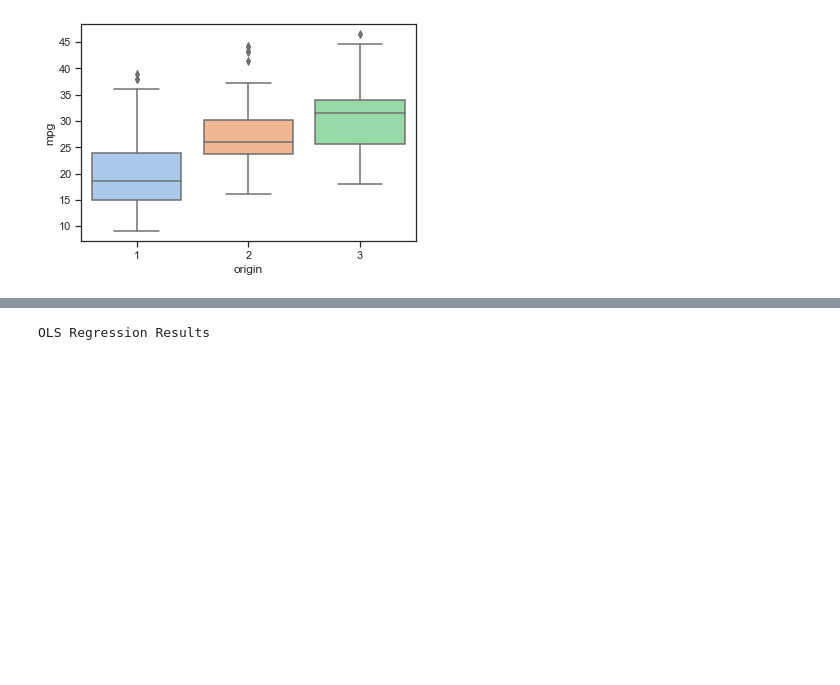
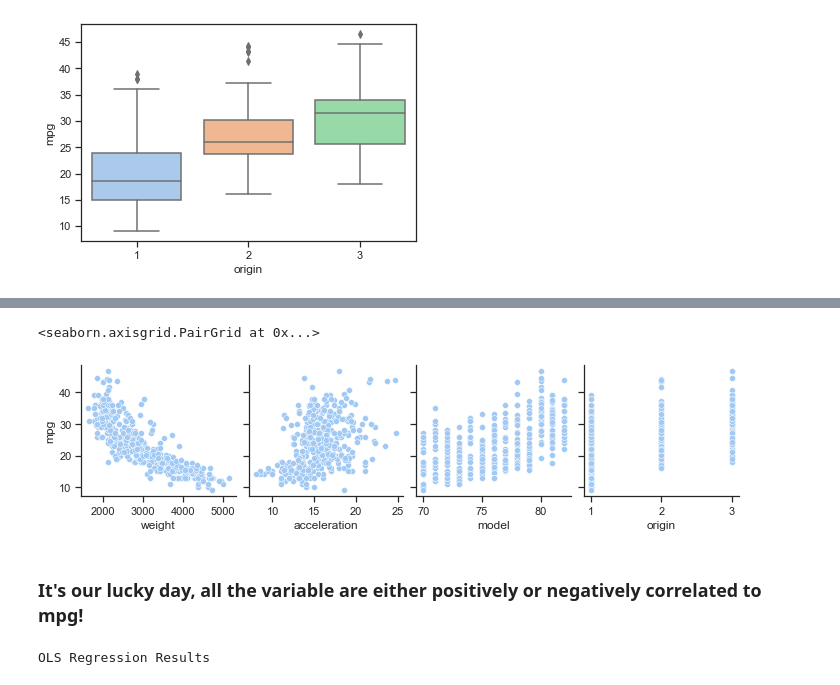
Before and after one commit to Carlene/INTRO-TO-DATA-ANALYSIS, a Jupyter notebook: cars2.ipynb, the cells around one changed output, grey strips where cells are left out. Cells and saved outputs as stored; diff of their text form; code cells hidden in the pictures; blank space fills up the shorter version.

```diff
--- a/cars2.ipynb
+++ b/cars2.ipynb
@@ -84,3 +102,14 @@ sns.boxplot(x='origin', y='mpg', data=cars)
+# %%
+sns.pairplot(
+    cars,
+    x_vars=['weight' , 'acceleration' , 'model' , 'origin'],
+    y_vars=["mpg"]
+)
+# %% [output]
+<seaborn.axisgrid.PairGrid at 0x...>
+[figure, added]
+# %% [markdown]
+### It's our lucky day, all the variable are either positively or negatively correlated to mpg!
 # %%
 #recall from cars.ipynb we made models like this to do our linear regressions
 
```
Also changed, not shown: parts of 3 cells of this notebook.
